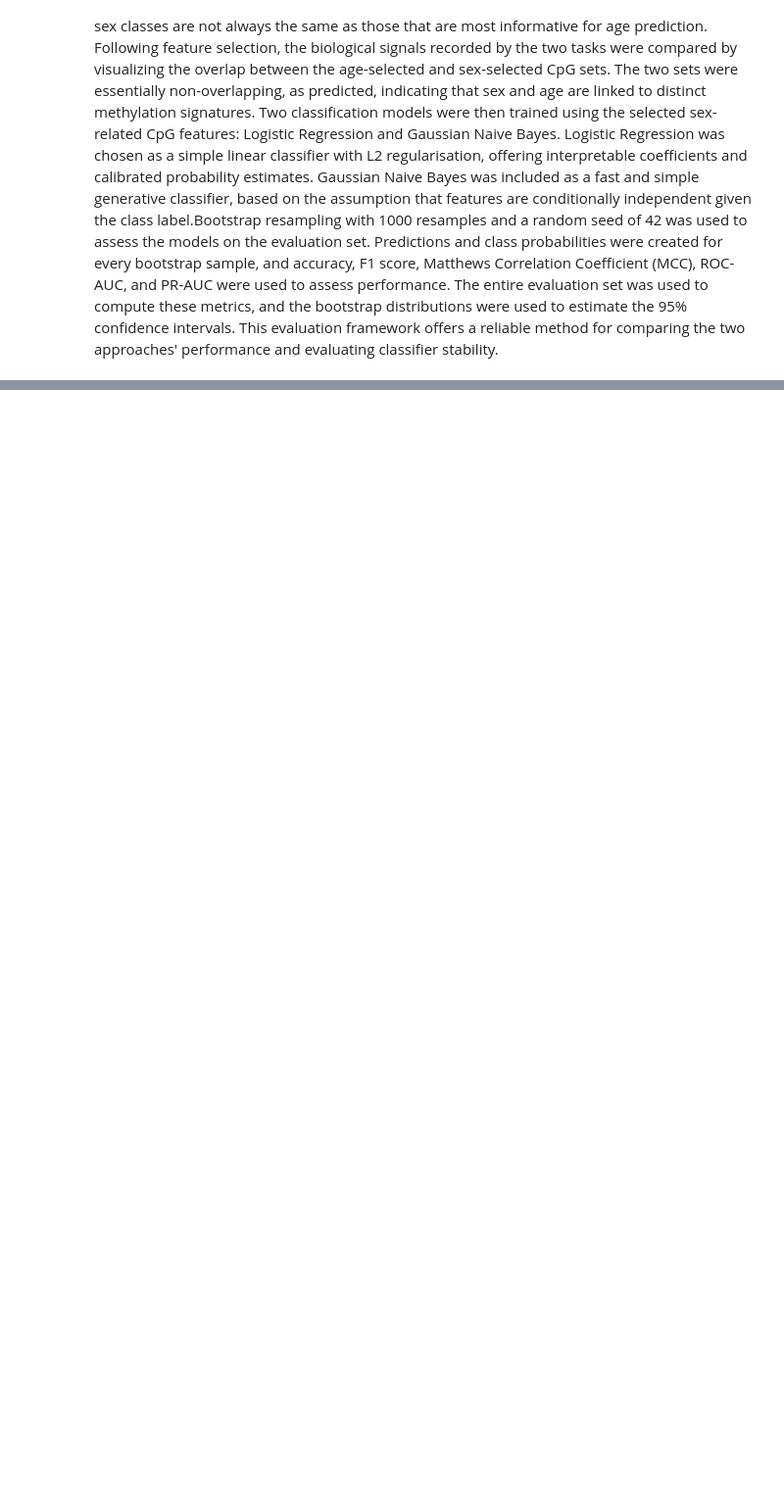
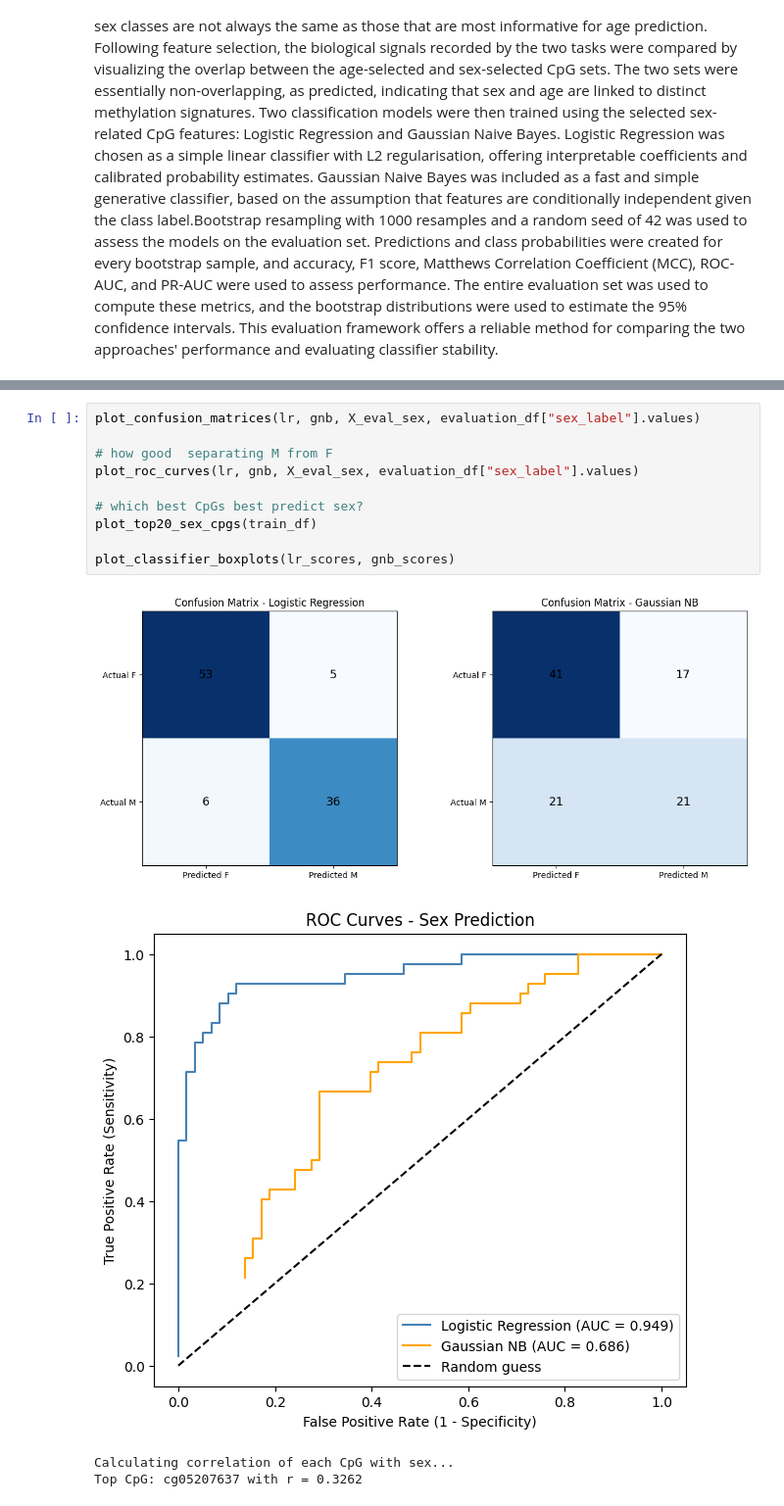
Before and after one commit to programmereua/methylation-age-prediction, a Jupyter notebook: notebooks/model_analysis.ipynb, the cells around one changed output, grey strips where cells are left out. Shown at 98% size. Drawn from its saved outputs; the diff is of its cells as text; blank space fills up the shorter version.

Commit message:
Final submission - complete pipeline with report figures and bonus tasks

```diff
--- a/notebooks/model_analysis.ipynb
+++ b/notebooks/model_analysis.ipynb
@@ -406,0 +523,15 @@ gnb_scores = evaluate_classifier(gnb, X_eval_sex, y_eval_sex)
+# %%
+plot_confusion_matrices(lr, gnb, X_eval_sex, evaluation_df["sex_label"].values)
+
+# how good  separating M from F
+plot_roc_curves(lr, gnb, X_eval_sex, evaluation_df["sex_label"].values)
+
+# which best CpGs best predict sex?
+plot_top20_sex_cpgs(train_df)
+
+plot_classifier_boxplots(lr_scores, gnb_scores)
+# %% [output]
+[figure, added]
+[figure, added]
+Calculating correlation of each CpG with sex...
+Top CpG: cg05207637 with r = 0.3262
```
Also changed, not shown: parts of 19 cells of this notebook, 19 other files.
